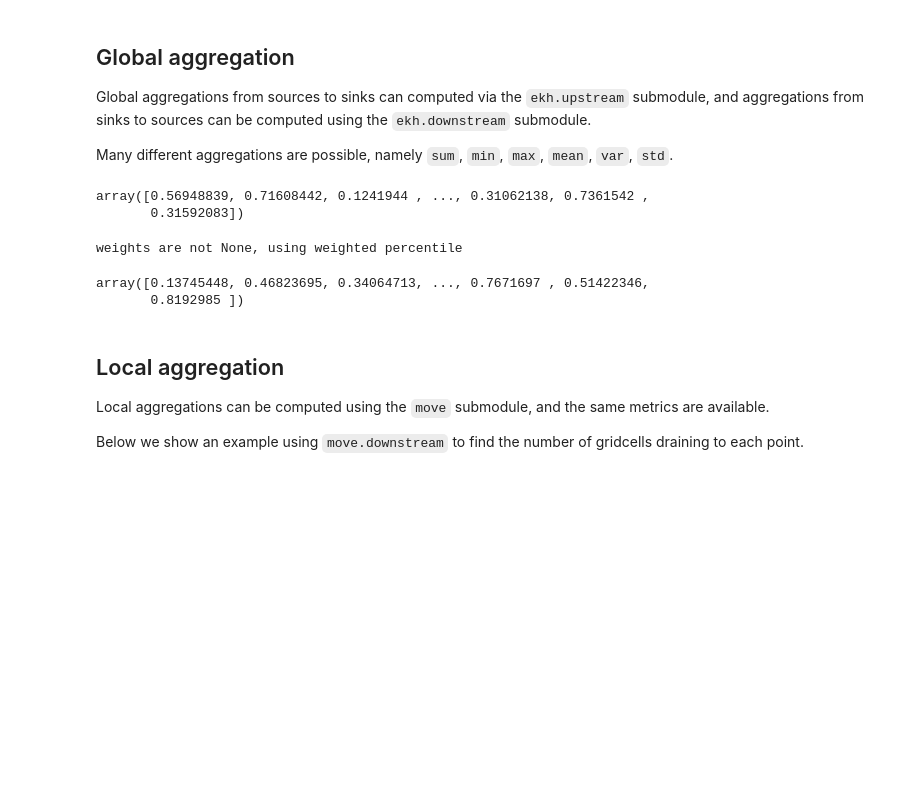
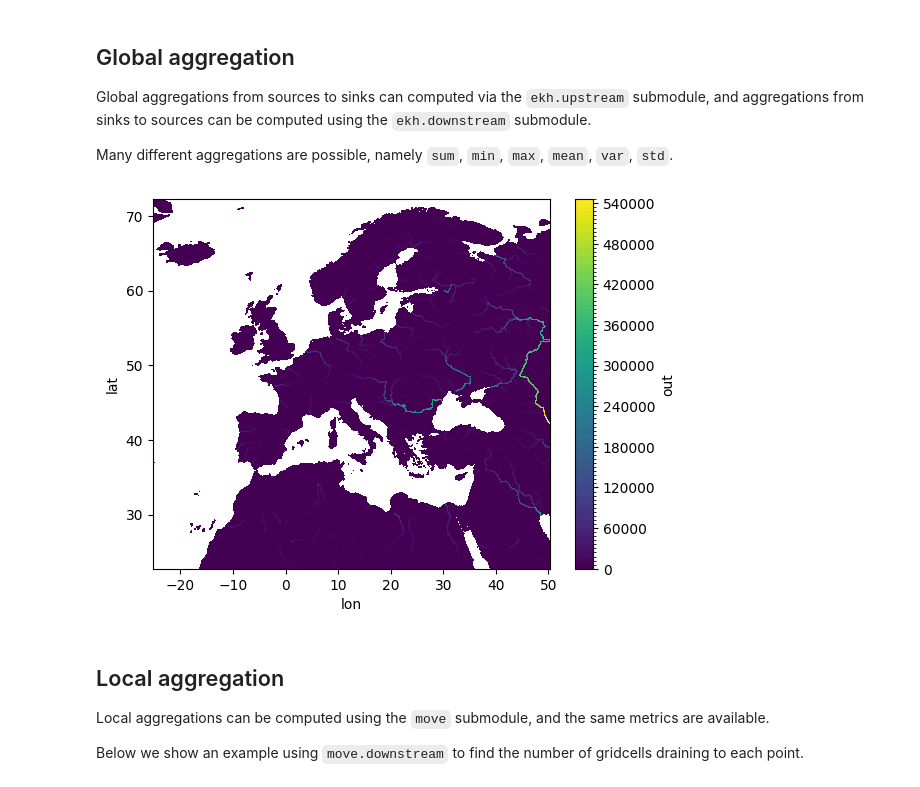
Before and after one commit to ecmwf/earthkit-hydro, a Jupyter notebook: docs/source/tutorials/computing_accumulations.ipynb, the cells around one changed output. Drawn from its saved outputs; the diff is of its cells as text; code cells hidden in the pictures; blank space fills up the shorter version.

```diff
--- a/docs/source/tutorials/computing_accumulations.ipynb
+++ b/docs/source/tutorials/computing_accumulations.ipynb
@@ -21,21 +19,11 @@ Global aggregations from sources to sinks can computed via the `ekh.upstream` su
 
 Many different aggregations are possible, namely `sum`, `min`, `max`, `mean`, `var`, `std`.
 # %%
-field = np.random.rand(*network.shape)  # or load array/xarray from file
+field = np.ones(network.shape) # or load array/xarray from file
 
-da1 = ekh.upstream.array.percentile(network, field, p=0.5, return_type="masked")
+da = ekh.upstream.sum(network, field)
 
-da1
+da.plot.contourf(cmap="viridis", levels=100)
+plt.show()
 # %% [output]
-array([0.56948839, 0.71608442, 0.1241944 , ..., 0.31062138, 0.7361542 ,
-       0.31592083])
+[figure, added]
-# %%
-weights = np.ones(network.shape)  # np.random.rand(*network.shape) # or load array/xarray from file
-
-da2 = ekh.upstream.array.percentile(network, field, p=0.5, node_weights=weights, return_type="masked")
-
-da2
-# %% [output]
-weights are not None, using weighted percentile
-array([0.13745448, 0.46823695, 0.34064713, ..., 0.7671697 , 0.51422346,
-       0.8192985 ])
```
Also changed, not shown: parts of 2 cells of this notebook.
